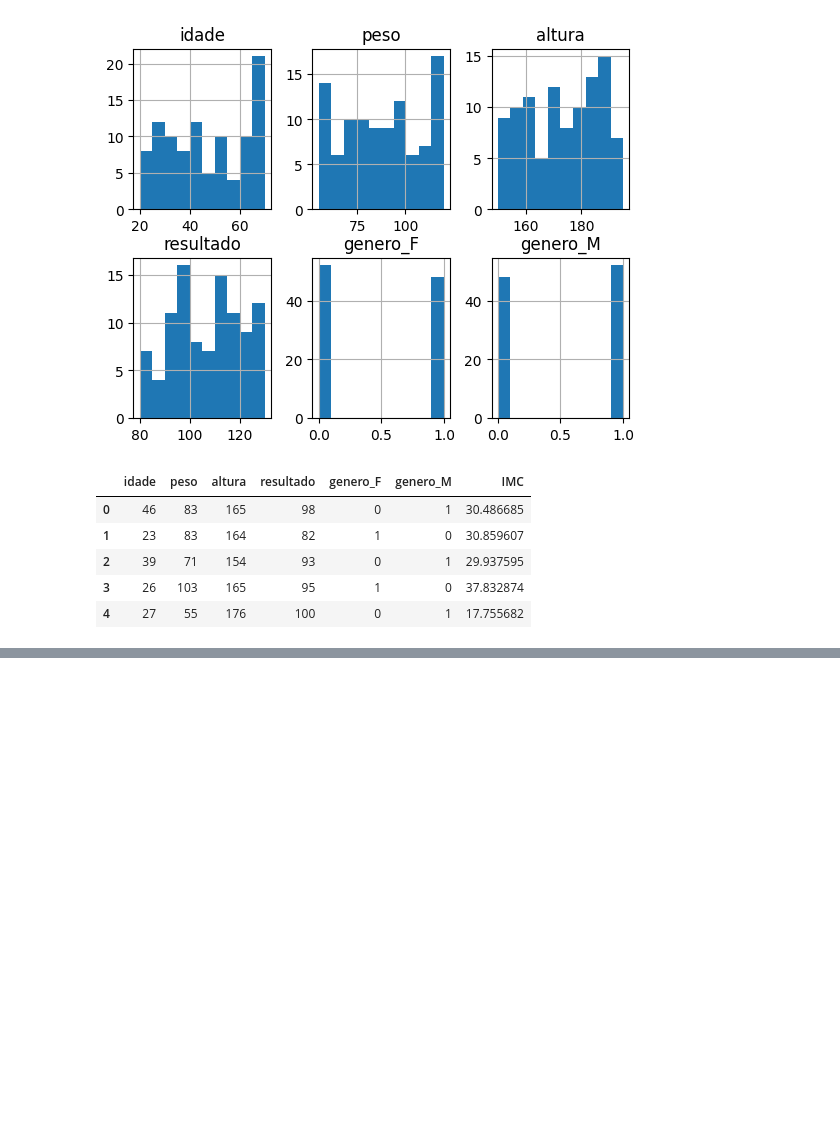
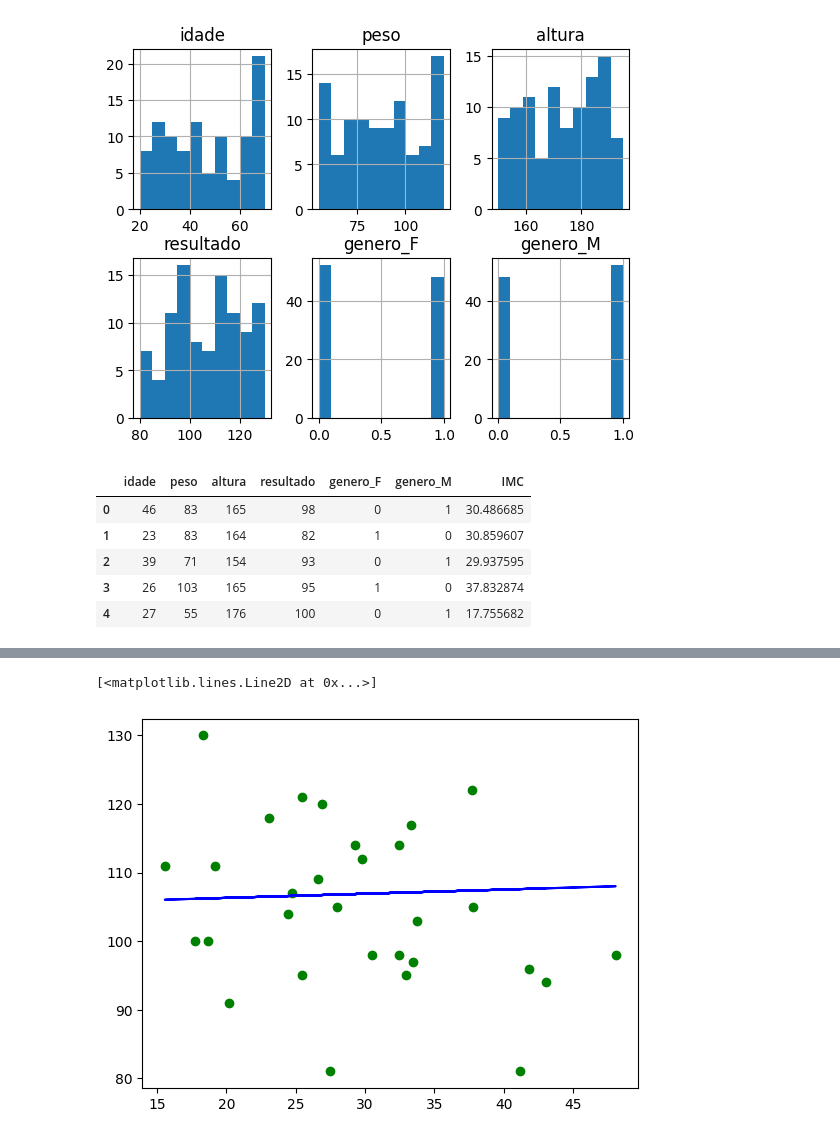
Before and after one commit to AlexandreFeltrin/EstudoIA, a Jupyter notebook: ML/modelo_diabetes.ipynb, the cells around one changed output, grey strips where cells are left out. Cells and saved outputs as stored; diff of their text form; code cells hidden in the pictures; blank space fills up the shorter version.

```diff
--- a/ML/modelo_diabetes.ipynb
+++ b/ML/modelo_diabetes.ipynb
@@ -132,0 +223,11 @@ df_exames.head()
+# %%
+# Segundo modelo - Apenas IMC
+
+X = pd.DataFrame(df_exames['IMC'])
+Y = df_exames['resultado']
+
+# Dividir o conjunto de dados em treino e teste
+
+x_train2, x_test2, y_train2, y_test2 = train_test_split(X,Y, test_size=0.3, random_state=42)
+
+X
@@ -132,0 +248,7 @@ df_exames.head()
+# %%
+# Treinar o algoritmo de regressão linear - Modelo 2
+model_2 = LinearRegression().fit(x_train2, y_train2)
+# %%
+# Gerar Predições do conjunto de teste com base no modelo 2
+
+y_pred2 = model_2.predict(x_test2)
@@ -132,0 +297,6 @@ df_exames.head()
+# %%
+plt.scatter(x_test2, y_test2, color='g')
+plt.plot(x_test2, y_pred2, color='b')
+# %% [output]
+[<matplotlib.lines.Line2D at 0x...>]
+[figure, added]
```
Also changed, not shown: parts of 26 cells of this notebook.
